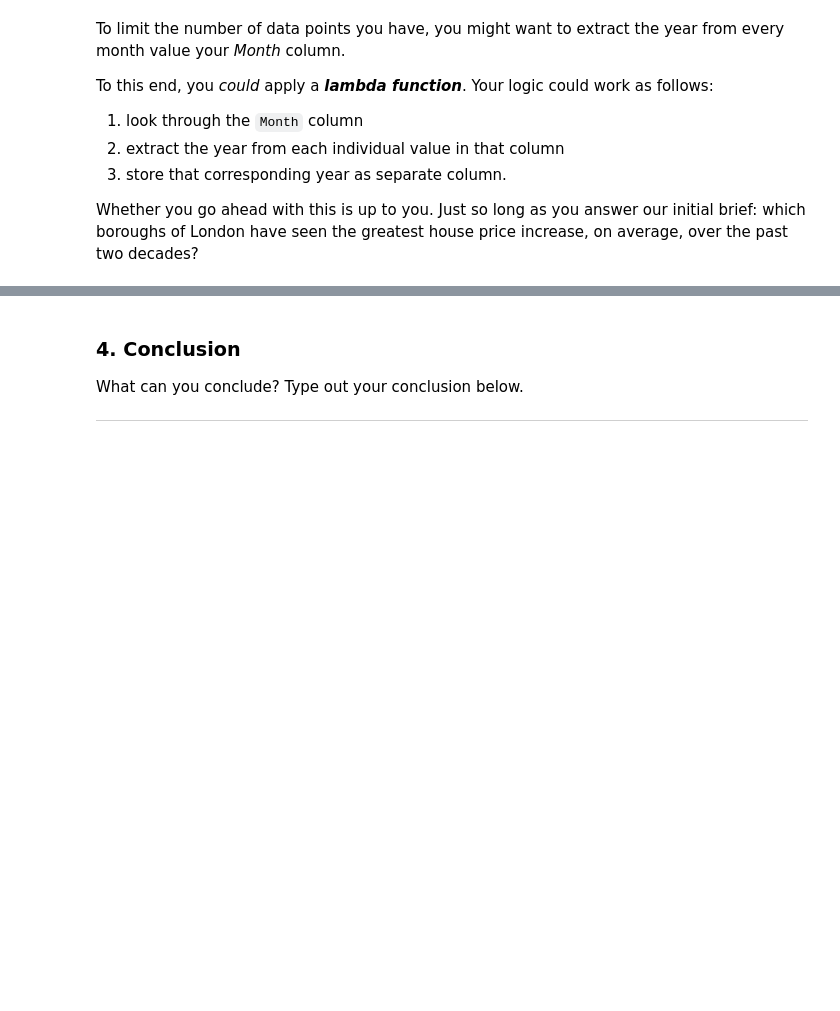
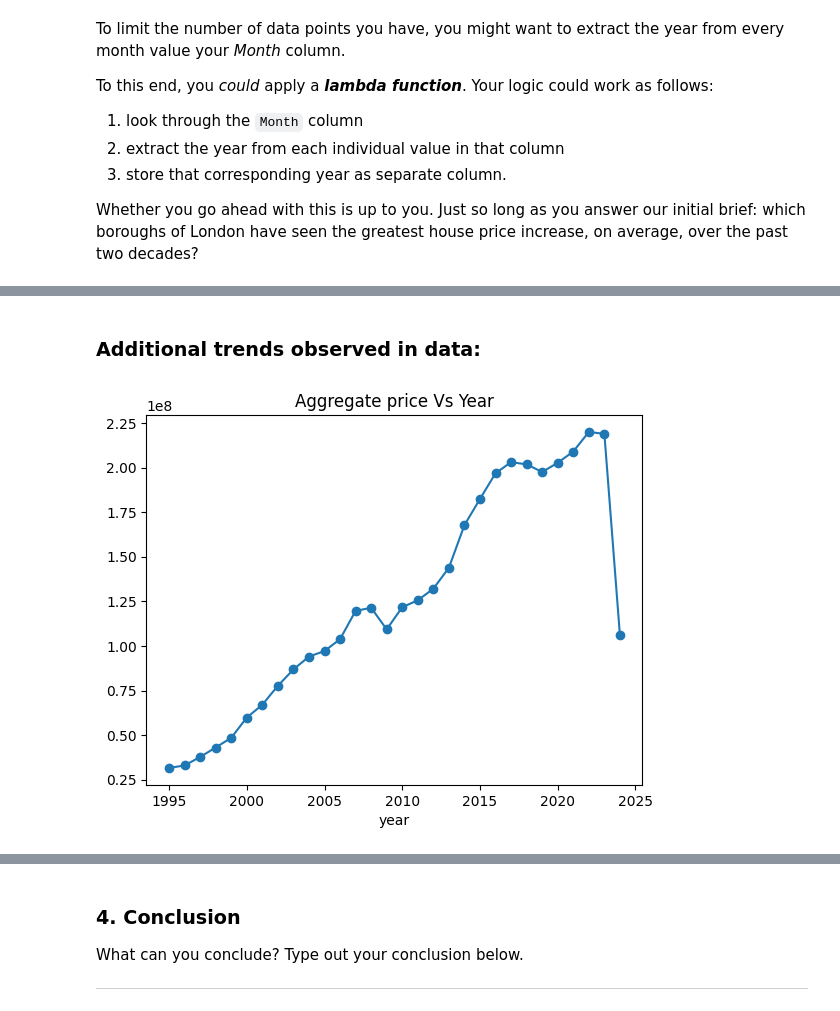
Before and after one commit to Thampi-hub/Springboard_RT, a Jupyter notebook: [15.3] Case Study - London Housing.ipynb, the cells around one changed output, grey strips where cells are left out. Cells and saved outputs as stored; diff of their text form; code cells hidden in the pictures; blank space fills up the shorter version.

```diff
--- a/[15.3] Case Study - London Housing.ipynb
+++ b/[15.3] Case Study - London Housing.ipynb
@@ -208,19 +226,0 @@ Bear in mind: you don't have to write a function like this if you don't want to.
-# %%
-#Borough with most price change
-plotdt_sortedprice = plotdt.sort_values("maxprice_range", ascending=True)
-plotdt_sortedprice.plot(kind="barh", y="maxprice_range")
-plt.title("Price range per borough")
-plt.yticks(fontsize=8)
-
-plotdt_sorteddate = plotdt.sort_values("maxdate_range", ascending=True)
-plotdt_sorteddate.plot(kind="barh", y="maxdate_range")
-plt.title("Fold-rise in price per borough")
-plt.yticks(fontsize=8)
-
-plt.show()
-
-# Aggregate price Vs year
-londondt.loc[:, 'year'] = londondt['date'].dt.year
-londondt.groupby("year")["avg_price"].sum().sort_values().plot(kind="bar", y="avg_price")
-plt.title("Aggregate price Vs Year")
-plt.show()
@@ -235,0 +256,17 @@ See the caveats in the documentation: https://pandas.pydata.org/pandas-docs/stab
+# %% [markdown]
+### **Additional trends observed in data:**
+# %%
+### Aggregate price Vs Year
+
+plotdt_year = londondt.copy()
+
+plotdt_year.loc[:, 'year'] = plotdt_month['date'].dt.year
+
+plotdt_year.groupby(["year"])["avg_price"].sum().\
+    sort_index().\
+    plot(kind="line", y="avg_price", marker="o")
+plt.title("Aggregate price Vs Year")
+
+plt.show()
+# %% [output]
+[figure, added]
```
Also changed, not shown: parts of 15 cells of this notebook.
